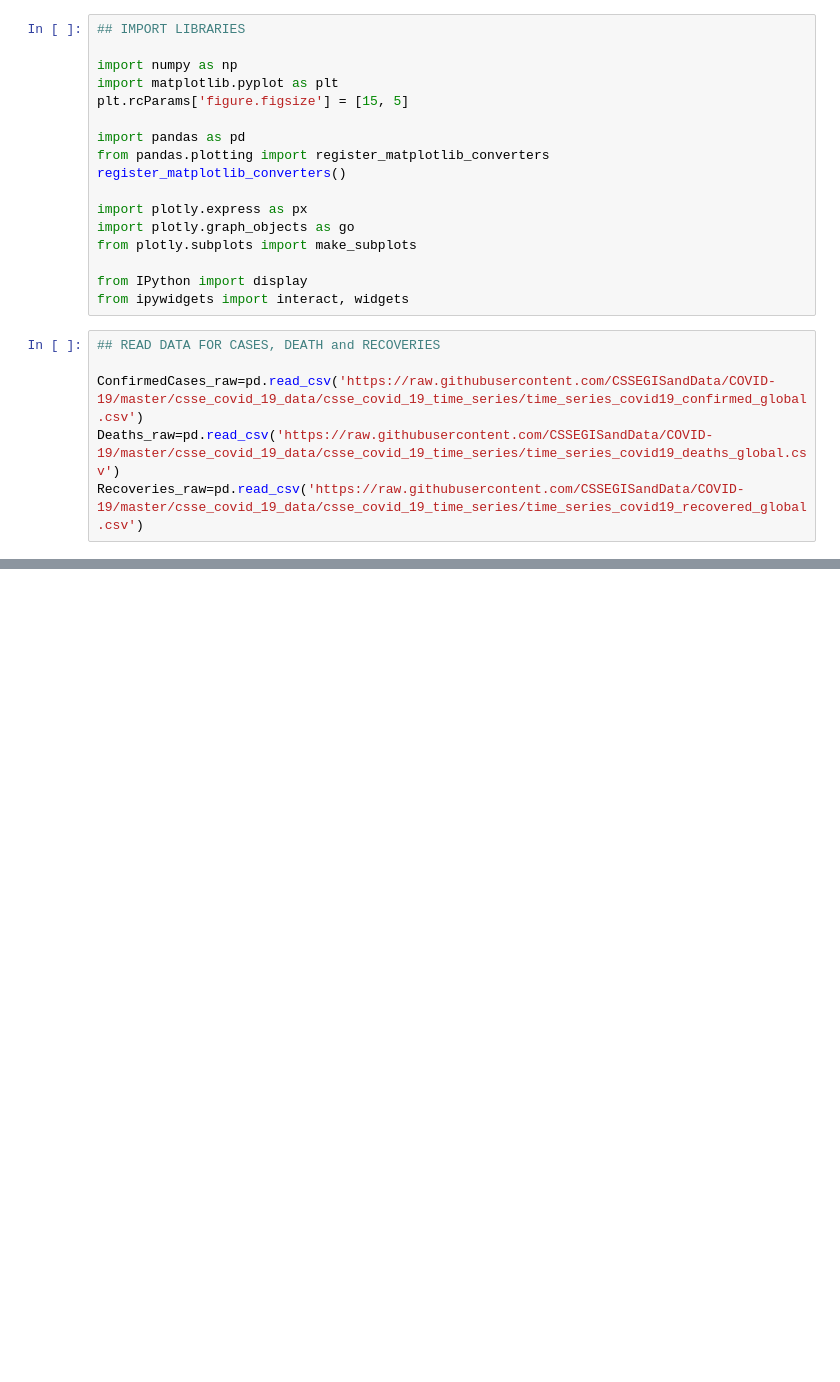
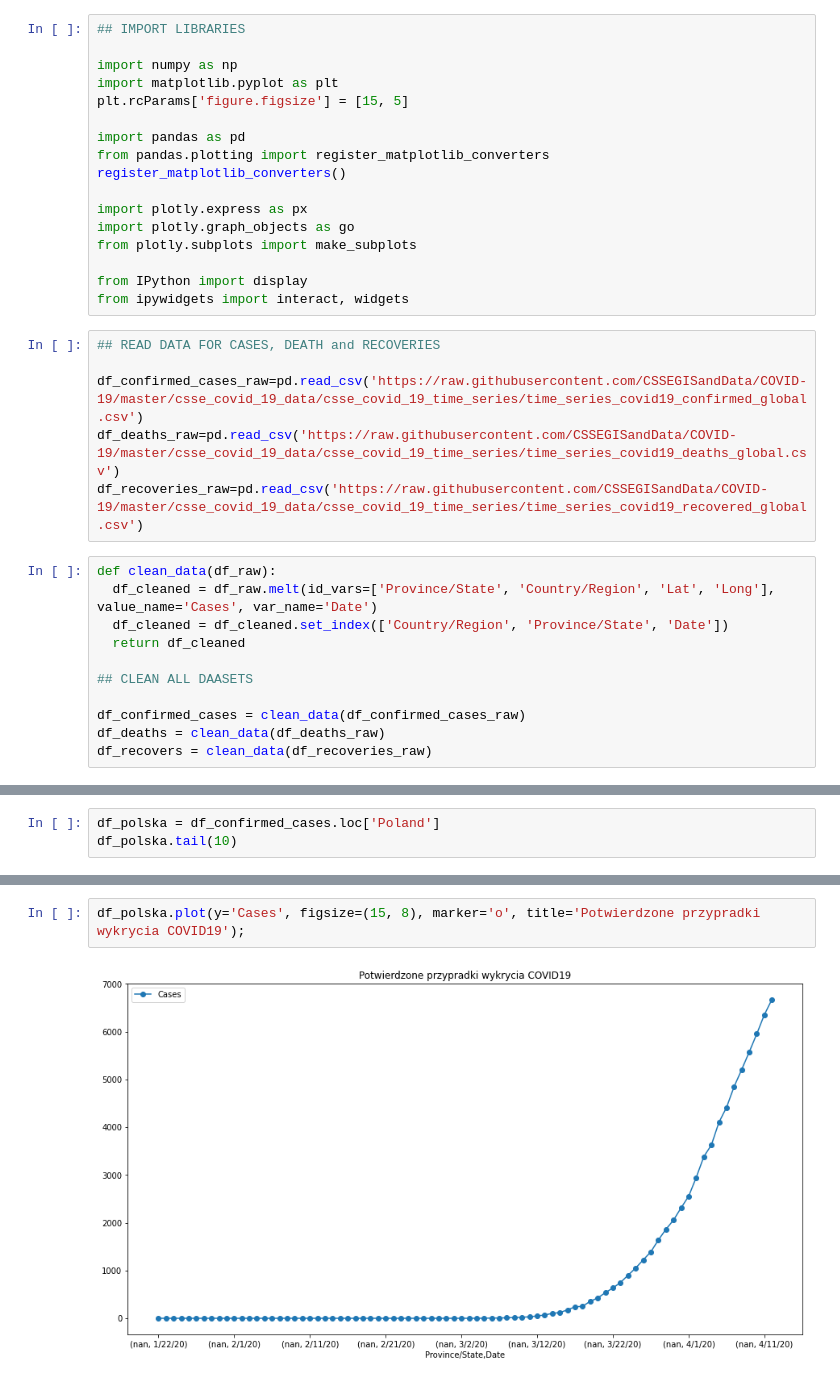
Before and after one commit to Intruz01/KoronaScience, a Jupyter notebook: Day1.ipynb, the cells around one changed output, grey strips where cells are left out. Saved outputs shown, nothing was run; the diff lists cells and outputs as text; blank space fills up the shorter version.

Commit message:
Data visualization

```diff
--- a/Day1.ipynb
+++ b/Day1.ipynb
@@ -20,6 +20,17 @@ from ipywidgets import interact, widgets
 # %%
 ## READ DATA FOR CASES, DEATH and RECOVERIES
 
-ConfirmedCases_raw=pd.read_csv('https://raw.githubusercontent.com/CSSEGISandData/COVID-19/master/csse_covid_19_data/csse_covid_19_time_series/time_series_covid19_confirmed_global.csv')
-Deaths_raw=pd.read_csv('https://raw.githubusercontent.com/CSSEGISandData/COVID-19/master/csse_covid_19_data/csse_covid_19_time_series/time_series_covid19_deaths_global.csv')
-Recoveries_raw=pd.read_csv('https://raw.githubusercontent.com/CSSEGISandData/COVID-19/master/csse_covid_19_data/csse_covid_19_time_series/time_series_covid19_recovered_global.csv')
+df_confirmed_cases_raw=pd.read_csv('https://raw.githubusercontent.com/CSSEGISandData/COVID-19/master/csse_covid_19_data/csse_covid_19_time_series/time_series_covid19_confirmed_global.csv')
+df_deaths_raw=pd.read_csv('https://raw.githubusercontent.com/CSSEGISandData/COVID-19/master/csse_covid_19_data/csse_covid_19_time_series/time_series_covid19_deaths_global.csv')
+df_recoveries_raw=pd.read_csv('https://raw.githubusercontent.com/CSSEGISandData/COVID-19/master/csse_covid_19_data/csse_covid_19_time_series/time_series_covid19_recovered_global.csv')
+# %%
+def clean_data(df_raw):
+  df_cleaned = df_raw.melt(id_vars=['Province/State', 'Country/Region', 'Lat', 'Long'], value_name='Cases', var_name='Date')
+  df_cleaned = df_cleaned.set_index(['Country/Region', 'Province/State', 'Date'])
+  return df_cleaned
+
+## CLEAN ALL DAASETS
+
+df_confirmed_cases = clean_data(df_confirmed_cases_raw)
+df_deaths = clean_data(df_deaths_raw)
+df_recovers = clean_data(df_recoveries_raw)
@@ -25,0 +52,3 @@ Recoveries_raw=pd.read_csv('https://raw.githubusercontent.com/CSSEGISandData/COV
+# %%
+df_polska = df_confirmed_cases.loc['Poland']
+df_polska.tail(10)
@@ -25,0 +68,4 @@ Recoveries_raw=pd.read_csv('https://raw.githubusercontent.com/CSSEGISandData/COV
+# %%
+df_polska.plot(y='Cases', figsize=(15, 8), marker='o', title='Potwierdzone przypradki wykrycia COVID19');
+# %% [output]
+[figure, added]
```
Also changed, not shown: parts of 5 cells of this notebook.
